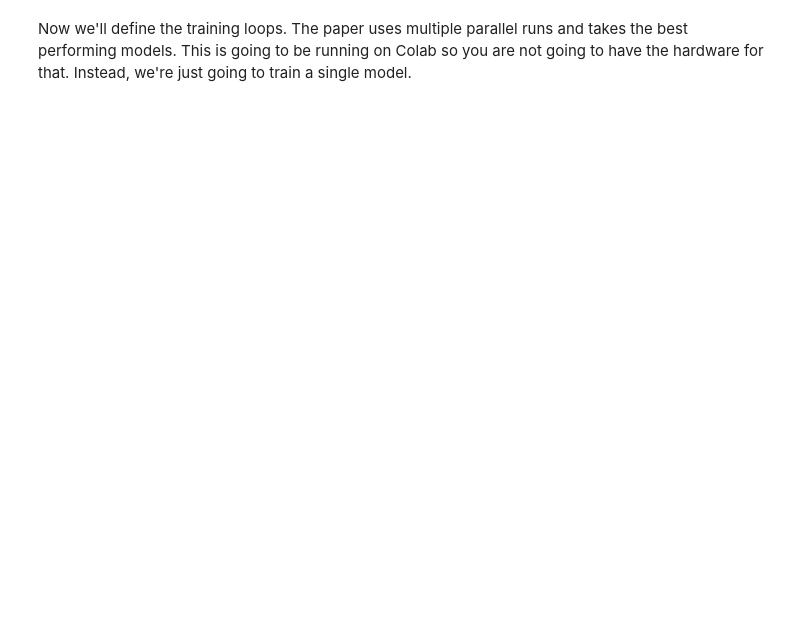
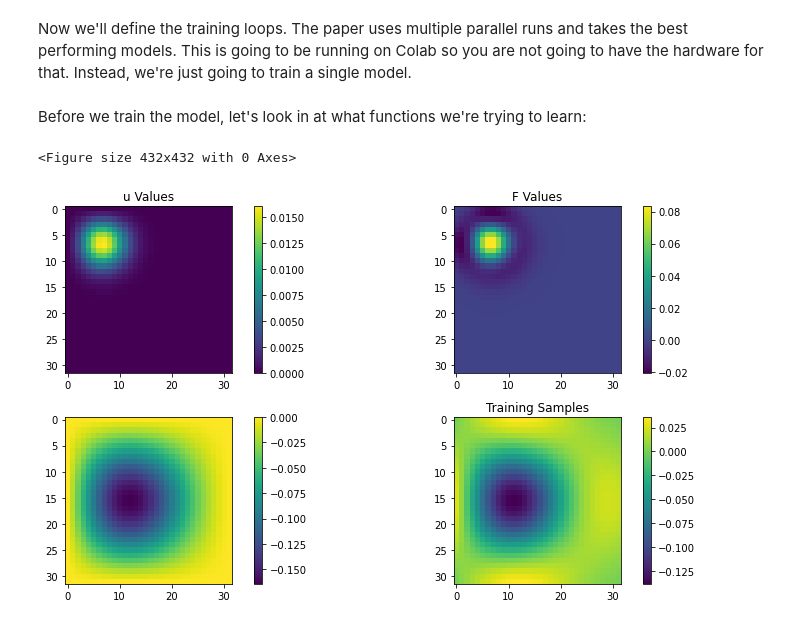
Before and after one commit to mikemccabe210/appm5720_dg_demo, a Jupyter notebook: DeepGreen_rough.ipynb, the cells around one changed output. Cells and saved outputs as stored; diff of their text form; code cells hidden in the pictures; blank space fills up the shorter version.

```diff
--- a/DeepGreen_rough.ipynb
+++ b/DeepGreen_rough.ipynb
@@ -244,7 +218,7 @@ def NLP_Dataset_Sampler(n=128, batch_size=64, cubic=False, train=True, valid=Fal
     def build_gaussian(params):
         # Just multiplied by sin to get BCs
         a, bx, by, c = params
-        u = lambda x: a*jnp.exp((-(x[0]-bx)**2 - (x[1]-by)**2)/(2*c**2))*jnp.sin(x[0])*jnp.sin(x[1])
+        u = lambda x: .01*a*jnp.exp((-(x[0]-bx)**2 - (x[1]-by)**2)/(2*c**2))*jnp.sin(.5*x[0])*jnp.sin(.5*x[1])
         F = nlp_operator(u)
         Um, Fm = jax.vmap(u), jax.vmap(F)
         return Um(coords), Fm(coords)
@@ -252,7 +226,7 @@ def NLP_Dataset_Sampler(n=128, batch_size=64, cubic=False, train=True, valid=Fal
     def build_cosine(params):
         # Actually sines
         alpha, betax, betay, _ = params
-        u = lambda x: alpha*jnp.sin(betax*x[0])*jnp.sin(betay*x[1])
+        u = lambda x: .01*alpha*jnp.sin(betax*x[0])*jnp.sin(betay*x[1])
         F = nlp_operator(u)
         Um, Fm = jax.vmap(u), jax.vmap(F)
         return Um(coords), Fm(coords)
@@ -261,8 +235,8 @@ def NLP_Dataset_Sampler(n=128, batch_size=64, cubic=False, train=True, valid=Fal
     def build_cubic1(params):
         # Moved 0s
         kx, ky, _, _ = params
-        u = lambda x:kx*(x[0]-jnp.pi)*(x[0]-2*jnp.pi)*x[0] \
-                        + ky*(x[1]-jnp.pi)*(x[1]-2*jnp.pi)*x[1]
+        u = lambda x: .01*(kx*(x[0]-jnp.pi)*(x[0]-2*jnp.pi)*x[0] \
+                        + ky*(x[1]-jnp.pi)*(x[1]-2*jnp.pi)*x[1])
         F = nlp_operator(u)
         Um, Fm = jax.vmap(u), jax.vmap(F)
         return Um(coords), Fm(coords)
@@ -270,8 +244,8 @@ def NLP_Dataset_Sampler(n=128, batch_size=64, cubic=False, train=True, valid=Fal
     def build_cubic2(params):
         # Moved 0s and removed psi
         kx, ky, zetax, zetay = params
-        u = lambda x: kx*(x[0]-jnp.pi)*(x[0]-2*jnp.pi)*x[0] + ky*(x[1]-jnp.pi)*(x[1]-2*jnp.pi)*x[1] \
-                        + zetax*(x[0]-2*jnp.pi)*x[0] + zetay*(x[1]-2*jnp.pi)*x[1]
+        u = lambda x: .01*(kx*(x[0]-jnp.pi)*(x[0]-2*jnp.pi)*x[0] + ky*(x[1]-jnp.pi)*(x[1]-2*jnp.pi)*x[1] \
+                        + zetax*(x[0]-2*jnp.pi)*x[0] + zetay*(x[1]-2*jnp.pi)*x[1])
         F = nlp_operator(u)
         Um, Fm = jax.vmap(u), jax.vmap(F)
         return Um(coords), Fm(coords)
@@ -452,0 +418,22 @@ cubic_test_dataset, cubic_len_func = NLP_Dataset_Sampler(n=n, batch_size=batch_s
+# %% [markdown]
+Before we train the model, let's look in at what functions we're trying to learn:
+# %%
+u, F = train_dataset(jnp.array([1, 11]))
+
+fig = plt.figure(constrained_layout=True, figsize=(6,6))
+fig, axes = plt.subplots(2, 2, figsize=(12, 6))
+axes[0][0].set_title('u Values')
+axes[0][1].set_title('F Values')
+aa = axes[0][0].imshow(u[0])
+plt.colorbar(aa, ax=axes[0][0])
+ab = axes[0][1].imshow(F[0])
+plt.colorbar(ab, ax=axes[0][1])
+ac = axes[1][0].imshow(u[1])
+plt.colorbar(ac, ax=axes[1][0])
+ad = axes[1][1].imshow(F[1])
+plt.colorbar(ad, ax=axes[1][1])
+plt.title('Training Samples')
+plt.tight_layout()
+# %% [output]
+<Figure size 432x432 with 0 Axes>
+[figure, added]
```
Also changed, not shown: parts of 12 cells of this notebook.
